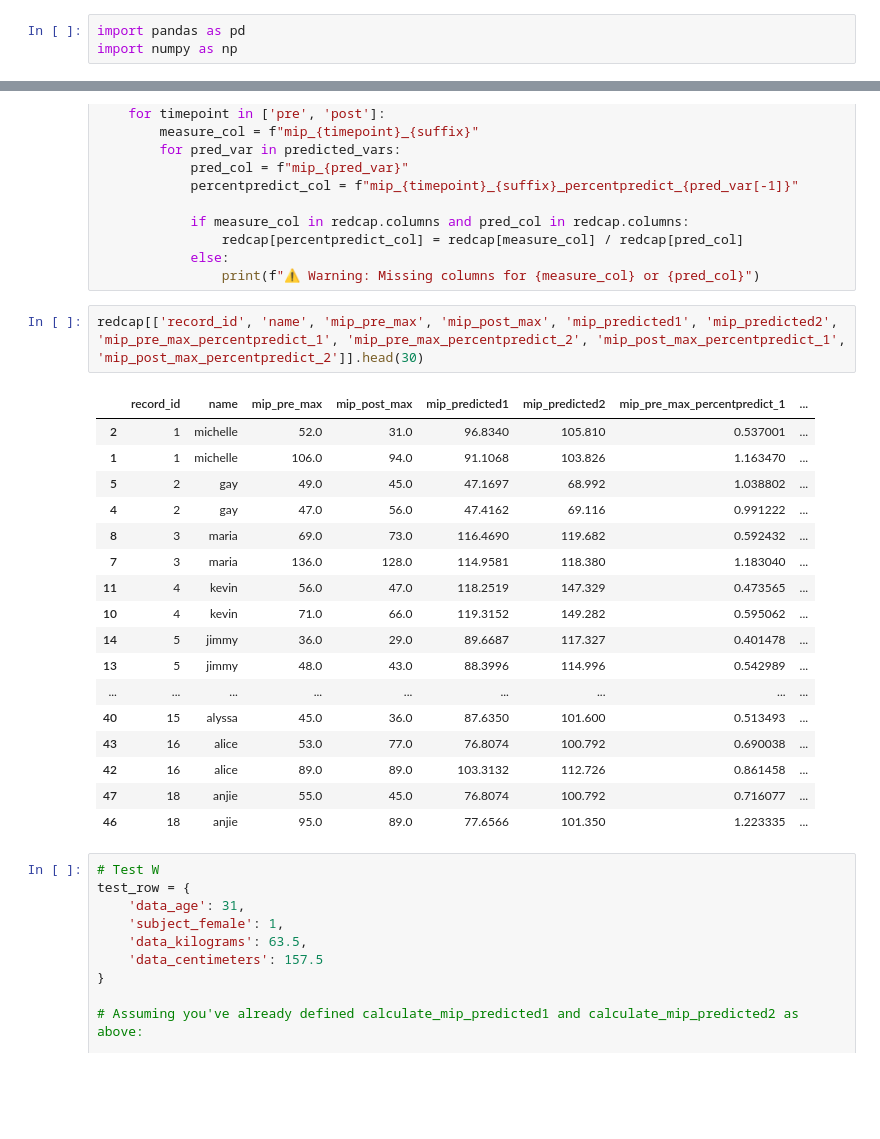
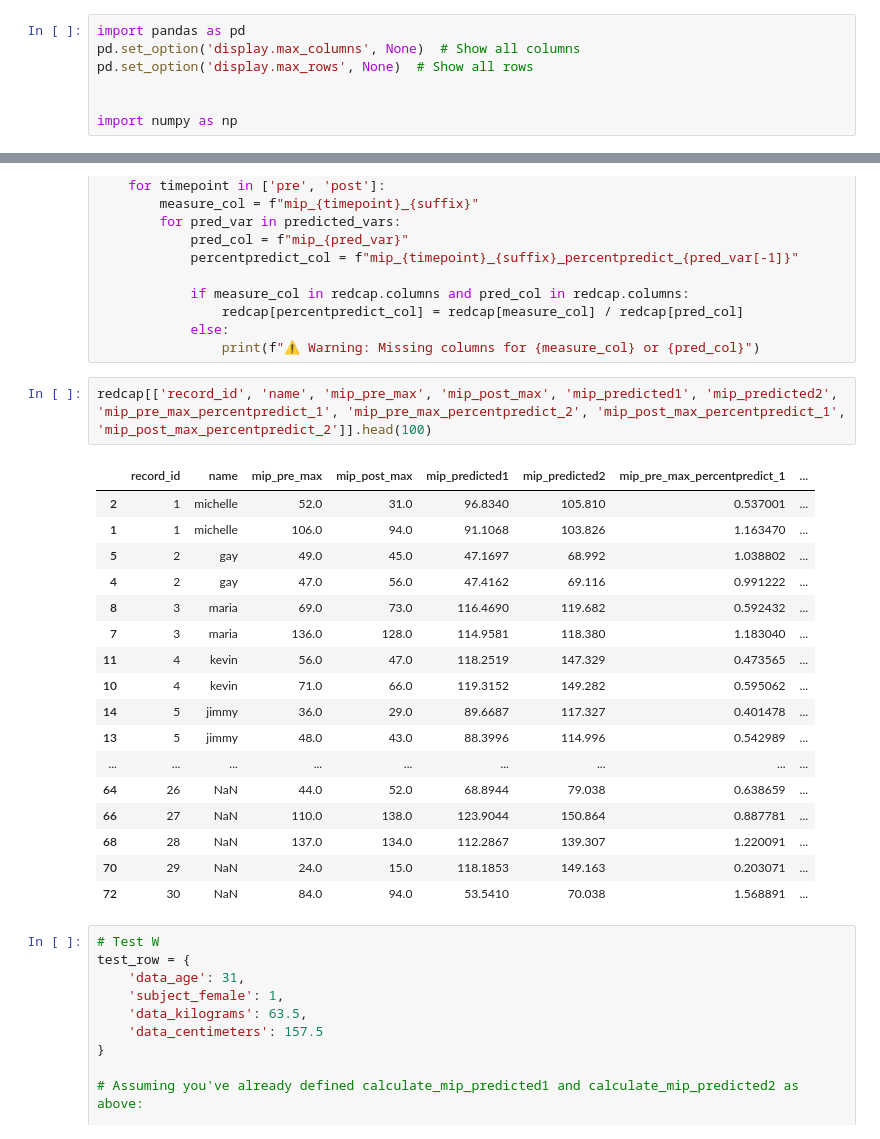
Before and after one commit to orthopedics20/longcovid, a Jupyter notebook: data-cleaning.ipynb, the cells around one changed output, grey strips where cells are left out. Drawn from its saved outputs; the diff is of its cells as text; blank space fills up the shorter version.

```diff
--- a/data-cleaning.ipynb
+++ b/data-cleaning.ipynb
@@ -1,5 +1,9 @@
 # %%
 import pandas as pd
+pd.set_option('display.max_columns', None)  # Show all columns
+pd.set_option('display.max_rows', None)  # Show all rows
+
+
 import numpy as np
 # %% [markdown]
 # Import Dataset
@@ -210,25 +248,25 @@ for suffix in suffixes:
             else:
                 print(f"⚠️ Warning: Missing columns for {measure_col} or {pred_col}")
 # %%
-redcap[['record_id', 'name', 'mip_pre_max', 'mip_post_max', 'mip_predicted1', 'mip_predicted2', 'mip_pre_max_percentpredict_1', 'mip_pre_max_percentpredict_2', 'mip_post_max_percentpredict_1', 'mip_post_max_percentpredict_2']].head(30)
+redcap[['record_id', 'name', 'mip_pre_max', 'mip_post_max', 'mip_predicted1', 'mip_predicted2', 'mip_pre_max_percentpredict_1', 'mip_pre_max_percentpredict_2', 'mip_post_max_percentpredict_1', 'mip_post_max_percentpredict_2']].head(100)
 # %% [output]
 |  | record_id | name | mip_pre_max | mip_post_max | mip_predicted1 | mip_predicted2 | mip_pre_max_percentpredict_1 | ... |
 | 2 | 1 | michelle | 52.0 | 31.0 | 96.8340 | 105.810 | 0.537001 | ... |
 | 1 | 1 | michelle | 106.0 | 94.0 | 91.1068 | 103.826 | 1.163470 | ... |
 | 5 | 2 | gay | 49.0 | 45.0 | 47.1697 | 68.992 | 1.038802 | ... |
 | 4 | 2 | gay | 47.0 | 56.0 | 47.4162 | 69.116 | 0.991222 | ... |
 | 8 | 3 | maria | 69.0 | 73.0 | 116.4690 | 119.682 | 0.592432 | ... |
 | 7 | 3 | maria | 136.0 | 128.0 | 114.9581 | 118.380 | 1.183040 | ... |
 | 11 | 4 | kevin | 56.0 | 47.0 | 118.2519 | 147.329 | 0.473565 | ... |
 | 10 | 4 | kevin | 71.0 | 66.0 | 119.3152 | 149.282 | 0.595062 | ... |
 | 14 | 5 | jimmy | 36.0 | 29.0 | 89.6687 | 117.327 | 0.401478 | ... |
 | 13 | 5 | jimmy | 48.0 | 43.0 | 88.3996 | 114.996 | 0.542989 | ... |
 | ... | ... | ... | ... | ... | ... | ... | ... | ... |
-| 40 | 15 | alyssa | 45.0 | 36.0 | 87.6350 | 101.600 | 0.513493 | ... |
-| 43 | 16 | alice | 53.0 | 77.0 | 76.8074 | 100.792 | 0.690038 | ... |
-| 42 | 16 | alice | 89.0 | 89.0 | 103.3132 | 112.726 | 0.861458 | ... |
-| 47 | 18 | anjie | 55.0 | 45.0 | 76.8074 | 100.792 | 0.716077 | ... |
-| 46 | 18 | anjie | 95.0 | 89.0 | 77.6566 | 101.350 | 1.223335 | ... |
+| 64 | 26 | NaN | 44.0 | 52.0 | 68.8944 | 79.038 | 0.638659 | ... |
+| 66 | 27 | NaN | 110.0 | 138.0 | 123.9044 | 150.864 | 0.887781 | ... |
+| 68 | 28 | NaN | 137.0 | 134.0 | 112.2867 | 139.307 | 1.220091 | ... |
+| 70 | 29 | NaN | 24.0 | 15.0 | 118.1853 | 149.163 | 0.203071 | ... |
+| 72 | 30 | NaN | 84.0 | 94.0 | 53.5410 | 70.038 | 1.568891 | ... |
 # %%
 # Test W
 test_row = {
```
Also changed, not shown: parts of 15 cells of this notebook, 1 other file.
